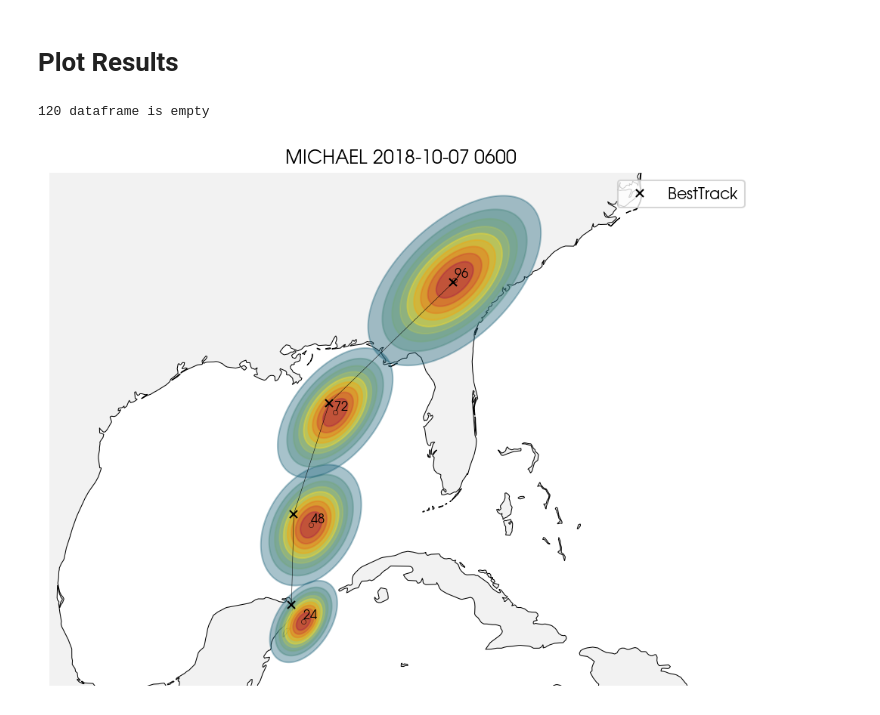
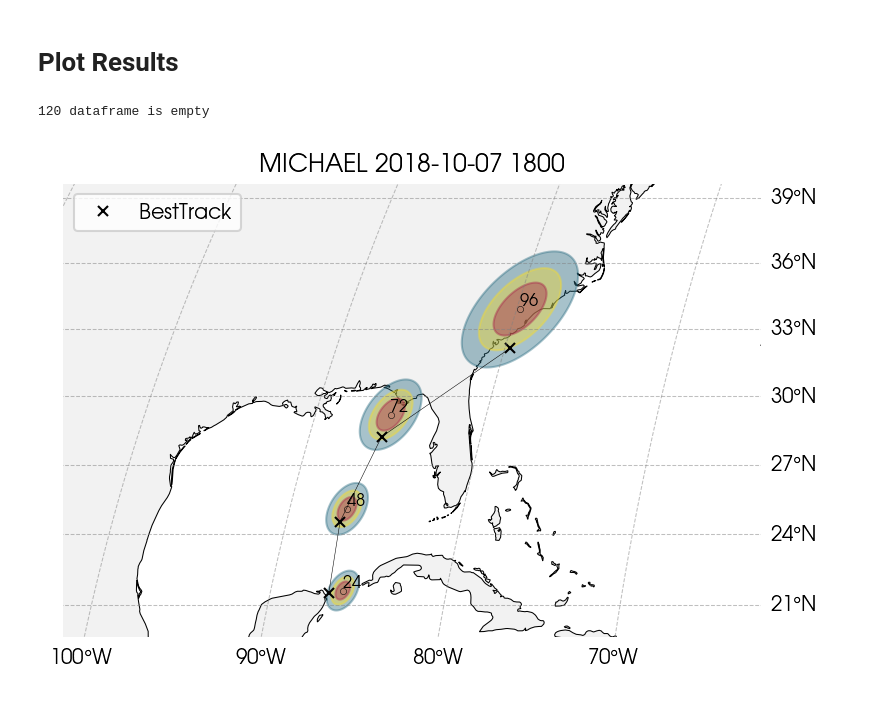
Before and after one commit to mafern/tcane_track, a Jupyter notebook: bivariate_normal/_plot_multilead_predictions.ipynb, the cells around one changed output. Saved outputs shown, nothing was run; the diff lists cells and outputs as text; code cells hidden in the pictures.

Commit message:
further updated the plotting code and included a re-scaling of the pacific longitudes as well.

```diff
--- a/bivariate_normal/_plot_multilead_predictions.ipynb
+++ b/bivariate_normal/_plot_multilead_predictions.ipynb
@@ -141,29 +141,35 @@ plots.set_plot_rc()
 # %%
 imp.reload(mahalanobis)
 imp.reload(plots)
 
-fig = plt.figure(figsize=(8, 6), dpi=150)
-MAP_PROJ = ct.crs.EqualEarth(central_longitude = 0.)
-ax = fig.add_subplot(1,1,1,projection=MAP_PROJ)
+fig = plt.figure(dpi=150,)
+ax = fig.add_subplot(1,1,1,projection=ct.crs.EqualEarth())
 
-# storm_name = "NORMAN"
-# pred_time = 90306
-# KM_TO_DEG = 1. / 111
+# storm = {"storm_name": "NORMAN",
+#          "pred_time": 90306,
+#          "extent": [110,240,5,50],
+#          }
+storm = {"storm_name": "MICHAEL",
+         "pred_time": 100718,
+         "extent": [-100,-70,15,45],
+         }
 
-storm_name = "MICHAEL"
-pred_time = 100706
-df_storm = df_pred_test.loc[(df_pred_test["Name"] == storm_name) & (df_pred_test["time"] == pred_time)]
+df_storm = df_pred_test.loc[(df_pred_test["Name"] == storm["storm_name"]) & (df_pred_test["time"] == storm["pred_time"])]
 details = plots.plot_leadtime_predictions(df_storm,
                                           ax=ax,
                                           leadtimes=(24,48,72,96,120),
+                                          contours=(.25,.5,.75),
+                                          # contours=(.2,.4,.6,.8),
                                           )
+# ax.set_global()
+ax.set_extent(storm["extent"],crs=ct.crs.PlateCarree())
 
 # save the figure
 plt.savefig(FIGURE_PATH + 'multi_lead_predictions_' + EXP_NAME_VEC[0] + '_' + details.replace(' ', '_') + '.png',
             dpi=dpiFig,
             bbox_inches='tight',
             )
 plt.show()
 # %% [output]
 120 dataframe is empty
-[figure, old version]
+[figure, new version]
```
Also changed, not shown: 1 other file.
